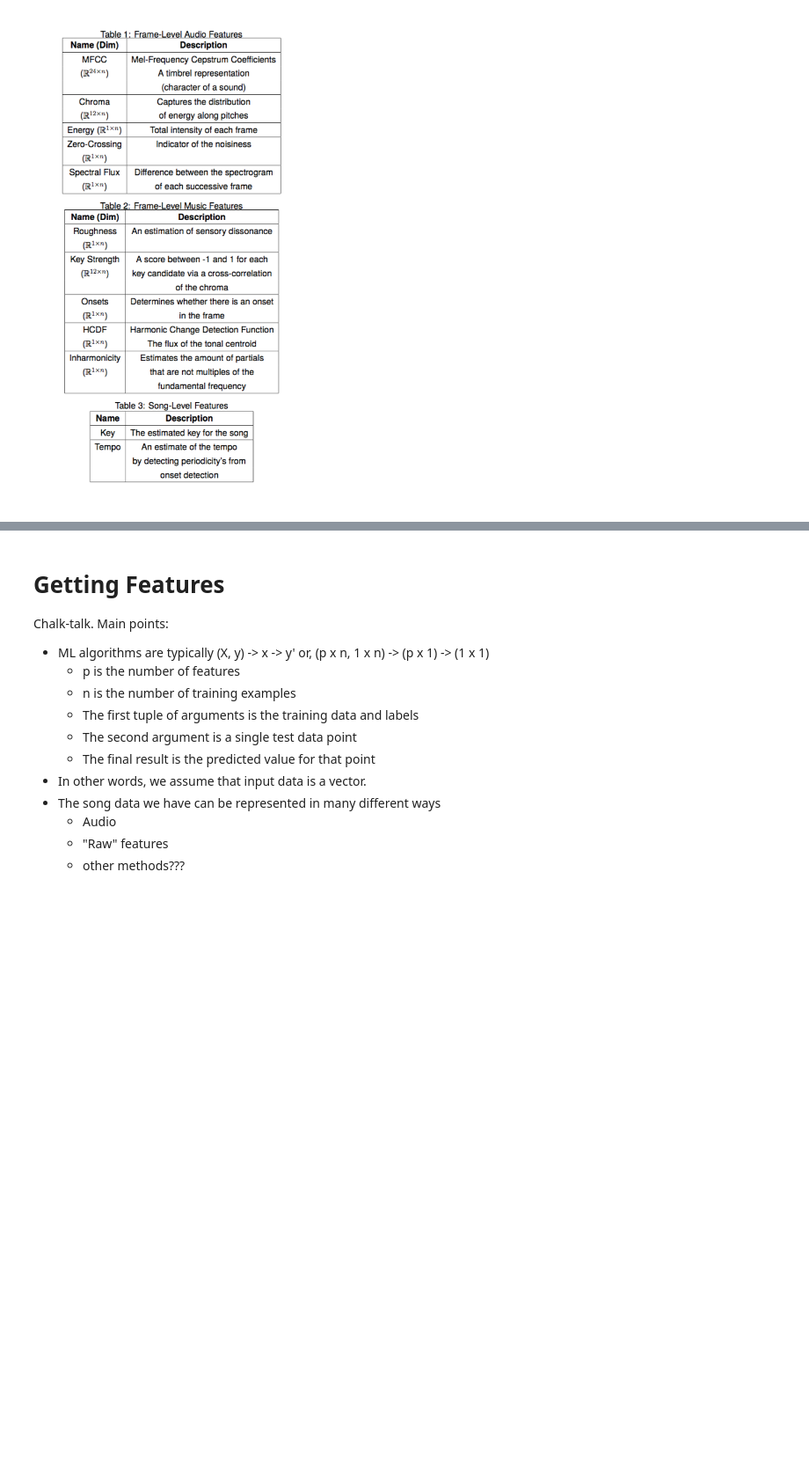
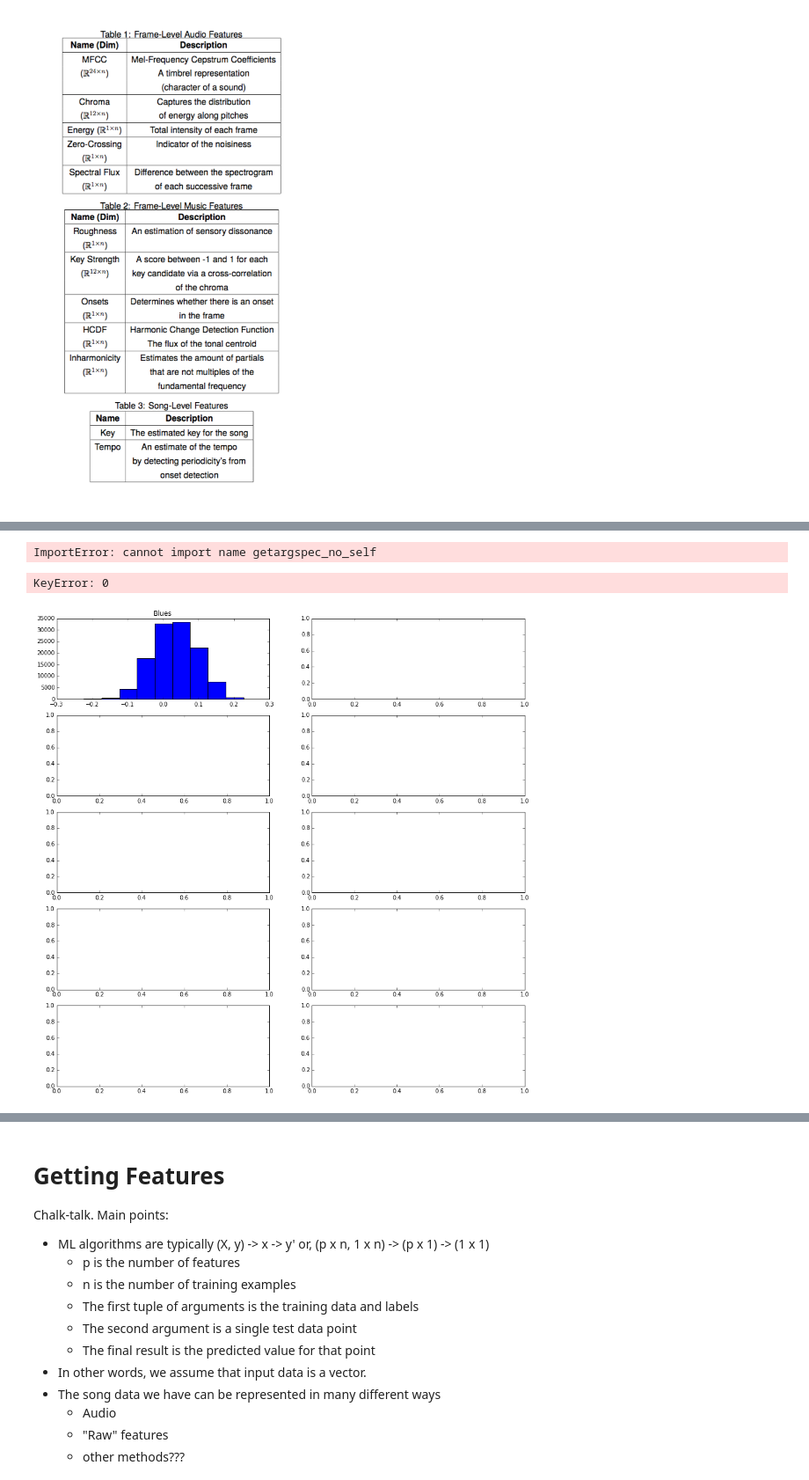
Before and after one commit to tmbrundage/voxDemo, a Jupyter notebook: COS424_HW1_Precept.ipynb, the cells around one changed output, grey strips where cells are left out. Shown: that part at 88% size. Cells and saved outputs as stored; diff of their text form; code cells hidden in the pictures; blank space fills up the shorter version.

Commit message:
edited the demo and included plots  with '#' will be ignored, and an empty message aborts the commit.

```diff
--- a/COS424_HW1_Precept.ipynb
+++ b/COS424_HW1_Precept.ipynb
@@ -33,9 +37,12 @@ remote: Compressing objects: 100% (2082/2082), done.
+# %%
+workingdir = !pwd #'/Users/Ted/__Princeton/__G2_Spring/__COS_424'
+workingdir = workingdir[0]
 # %% [markdown]
 # Loading Data directly into Python
 # %%
 import scipy.io as spio
 
-fileN = '/Users/Ted/__Princeton/__G2_Spring/__COS_424/voxDemo/data/country/country.00009.mat'
+fileN = workingdir + '/data/country/country.00009.mat'
 X = spio.loadmat(fileN)
 # %% [markdown]
 # We also have a script that creates CSV files for each feature
@@ -95,0 +150,52 @@ fig
+# %%
+%matplotlib inline
+import sys
+import random
+import scipy.io as spio
+import numpy as np
+import pandas as pd
+import matplotlib.pyplot as plt
+import seaborn as sns;
+
+
+#Load the mfcc data and lables
+X = spio.loadmat(workingdir + '/FullSongs.mat')
+mfcc = X['mfcc']
+lb = X['LB']
+#Plot the mean of the mfcc with each line colored by genre
+#compute the mean for each song
+means = []
+frames = []
+labels = []
+genres = ["Blues", "Classical", "Country", "Disco", "Hiphop", "Jazz", "Metal", "Pop", "Reggae", "Rock"]
+f, axarr = plt.subplots(5, 2,figsize=(15,15))
+
+for i in range(1,11):
+    data = mfcc[lb == i]
+    #For each song
+    for j in range(len(data)):
+        test = data[j].T
+        N = len(np.mean(test, axis=1))
+        means = means + list(np.mean(test, axis=1))
+        frames = frames +  range(N)
+        labels = labels + [i for k in range(N)]
+df = pd.DataFrame(data = zip(labels, frames, means), columns=['LB', 'Frame', 'Mean'])
+for k in range(1,11):
+    fd = df[df['LB'] == k]
+    axarr[(k-1)%5, (k-1)/5].hist(fd["Mean"])
+    axarr[(k-1)%5, (k-1)/5].set_title(genres[k-1])
+plt.tight_layout()
+plt.show()
+# %% [output]
+ImportError: cannot import name getargspec_no_self
+# %%
+f, axarr = plt.subplots(5, 2,figsize=(15,15))
+for k in range(1,11):
+    fd = df[df['LB'] == k]
+    axarr[(k-1)%5, (k-1)/5].hist(fd["Mean"])
+    axarr[(k-1)%5, (k-1)/5].set_title(genres[k-1])
+plt.tight_layout()
+plt.show()
+# %% [output]
+KeyError: 0
+[figure, added]
```
Also changed, not shown: parts of 9 cells of this notebook, 2 other files.
